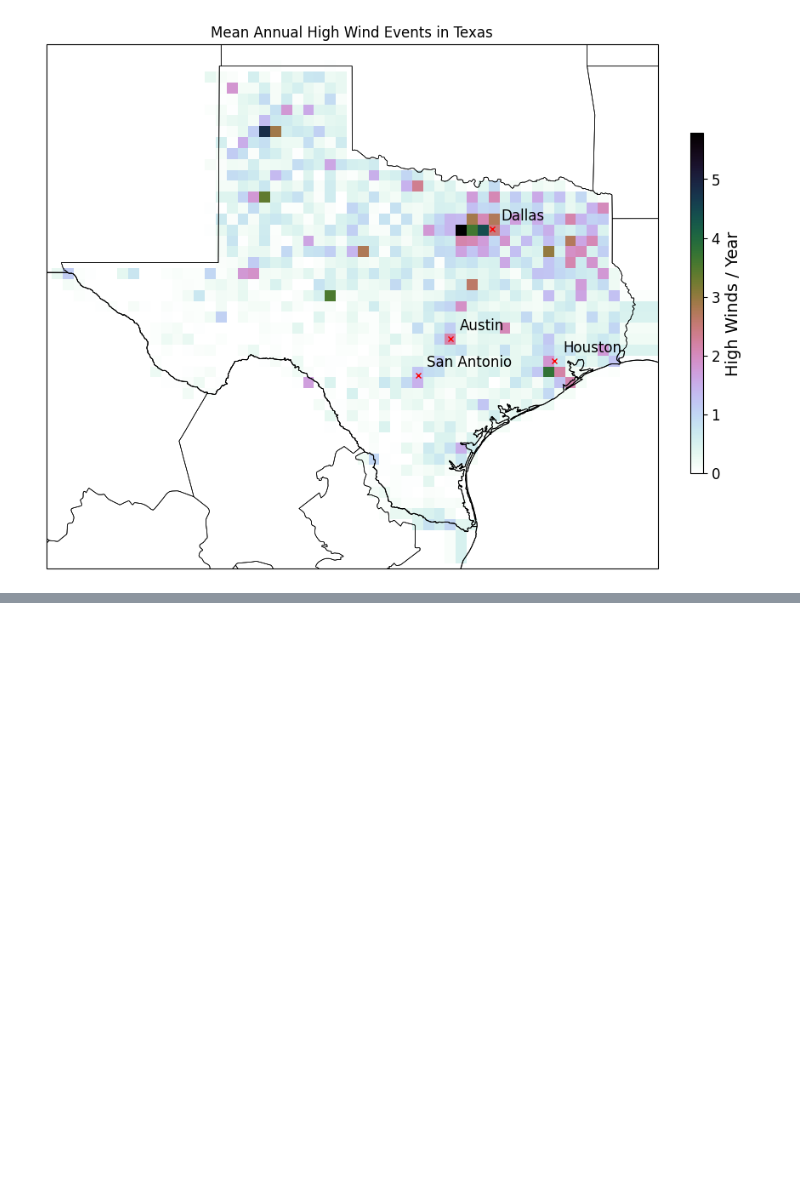
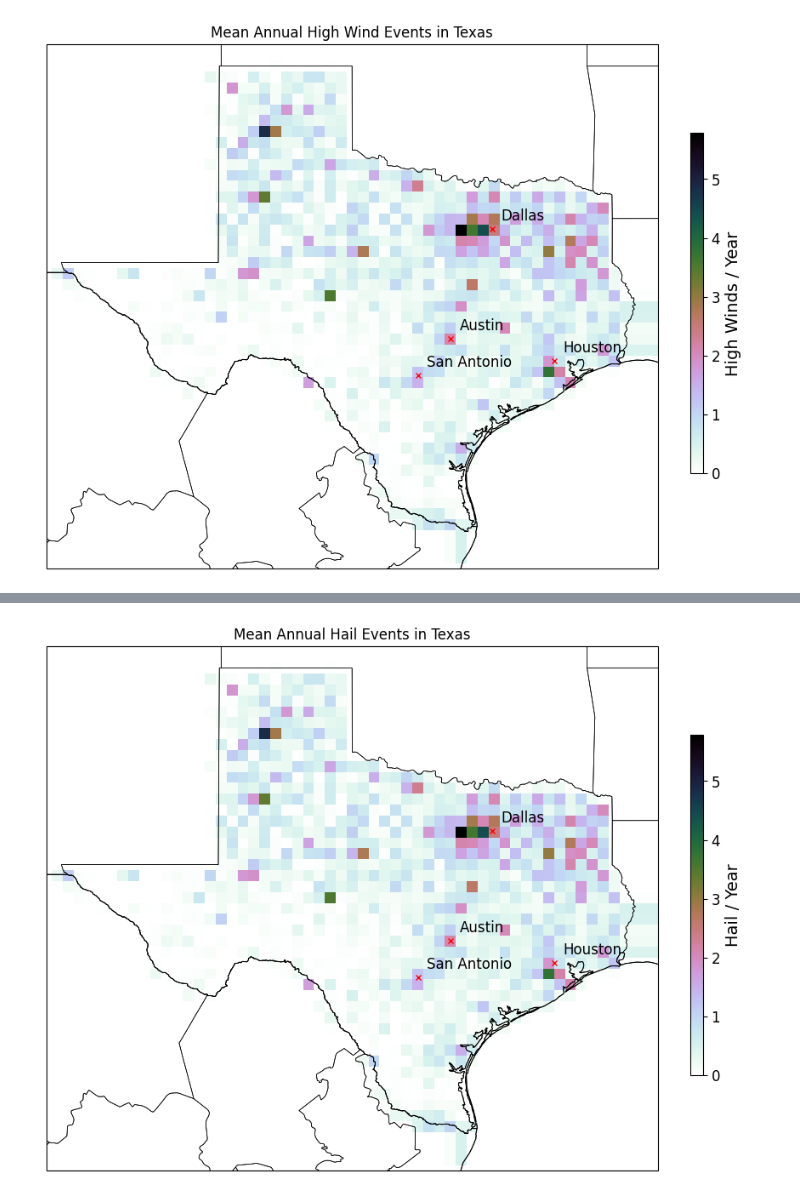
Before and after one commit to manmeet3591/download_noaa_storms_database, a Jupyter notebook: download_noaa_storm_events.ipynb, the cells around one changed output, grey strips where cells are left out. Saved outputs shown, nothing was run; the diff lists cells and outputs as text; code cells hidden in the pictures; blank space fills up the shorter version.

```diff
--- a/download_noaa_storm_events.ipynb
+++ b/download_noaa_storm_events.ipynb
@@ -473,0 +476,9 @@ ds.to_netcdf('winds.nc')
+# %%
+# Define keywords for wind-related events
+hail_keywords = ['Hail']
+
+# Filter for wind-related events
+df_hail = df_all[df_all['EVENT_TYPE'].str.contains('|'.join(wind_keywords), case=False)]
+
+# Further filter for events in Texas
+df_hail_texas = df_hail[df_hail['STATE'] == 'TEXAS']
@@ -473,0 +557,52 @@ ds.to_netcdf('winds.nc')
+# %%
+import matplotlib.pyplot as plt
+import cartopy.crs as ccrs
+import cartopy.feature as cfeature
+
+# Coordinates for cities
+cities = {
+    'Austin': (30.2672, -97.7431),
+    'Dallas': (32.7767, -96.7970),
+    'San Antonio': (29.4241, -98.4936),
+    'Houston': (29.7604, -95.3698)
+}
+
+# Compute mean across years
+mean_floods = ds.hail_event_count.mean(dim='year')
+
+# Create figure and axes
+fig = plt.figure(figsize=(10, 8))
+ax = fig.add_subplot(1, 1, 1, projection=ccrs.PlateCarree())
+
+# Plot the data and suppress default colorbar
+im = mean_floods.plot(
+    ax=ax,
+    transform=ccrs.PlateCarree(),
+    cmap='cubehelix_r',
+    add_colorbar=False
+)
+
+# Manually add smaller colorbar
+cax = fig.add_axes([0.91, 0.25, 0.015, 0.5])  # [left, bottom, width, height]
+cbar = fig.colorbar(im, cax=cax)
+cbar.set_label('Hail / Year', fontsize=14)
+
+cbar.ax.tick_params(labelsize=12)
+
+# Add geographic features
+ax.add_feature(cfeature.BORDERS, linewidth=0.8)
+ax.add_feature(cfeature.STATES, linewidth=0.5)
+ax.coastlines(resolution='10m', linewidth=0.8)
+
+# Plot and label each city
+for city, (lat, lon) in cities.items():
+    ax.plot(lon, lat, 'x', color='red', markersize=5, transform=ccrs.PlateCarree())
+    ax.text(lon + 0.2, lat + 0.2, city, fontsize=12, color='black', transform=ccrs.PlateCarree())
+# Set map extent to Texas [lon_min, lon_max, lat_min, lat_max]
+ax.set_extent([-107, -93, 25, 37], crs=ccrs.PlateCarree())
+
+# Title
+ax.set_title('Mean Annual Hail Events in Texas')
+plt.show()
+# %% [output]
+[figure, added]
```
Also changed, not shown: parts of 2 cells of this notebook.
